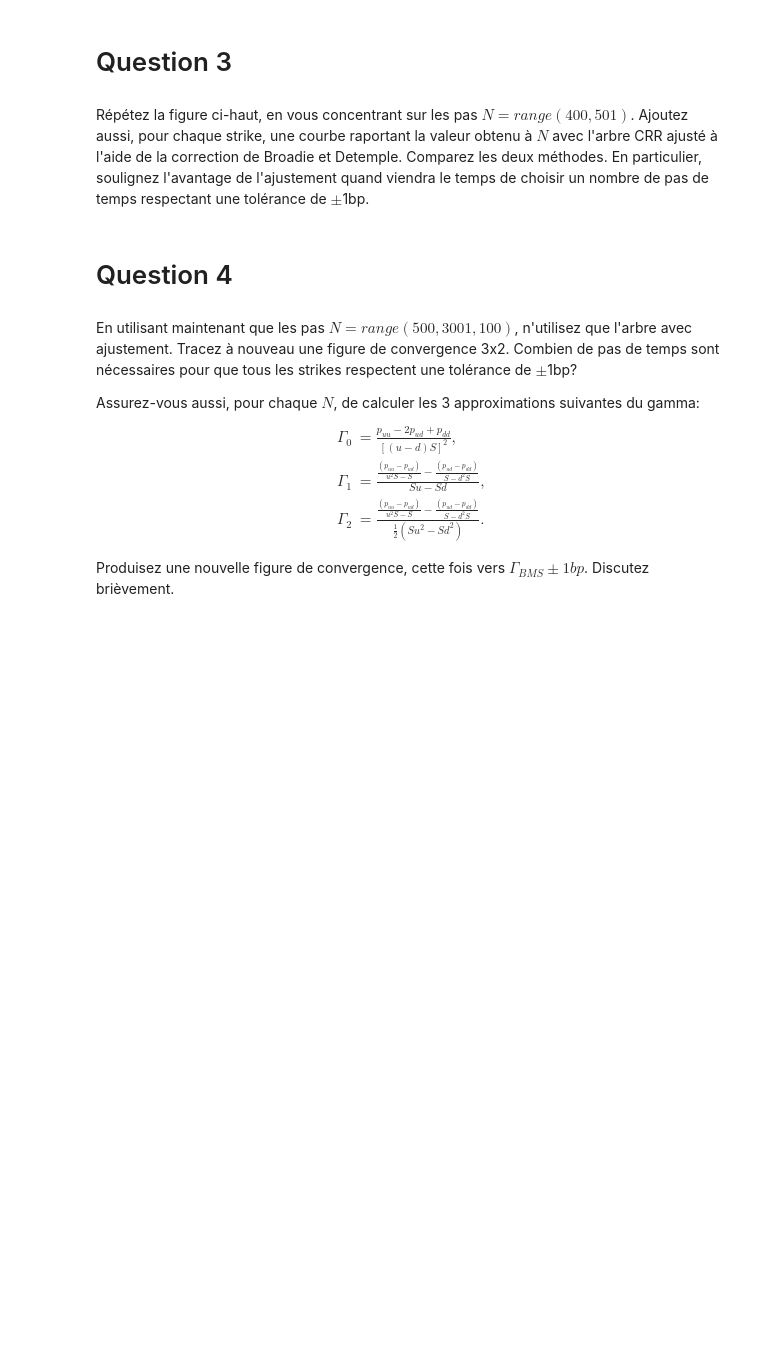
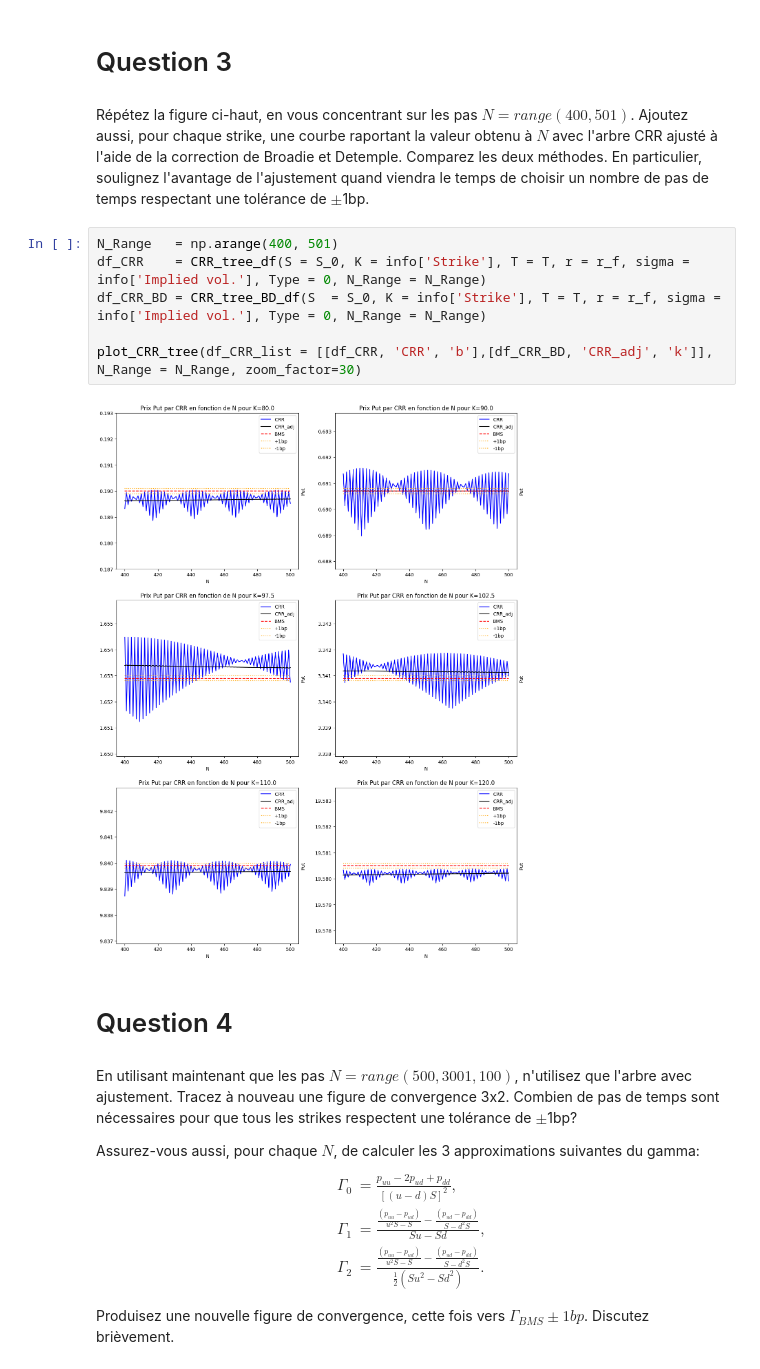
Before and after one commit to Thomas4390/produits_derives, a Jupyter notebook: assignment1_202301.ipynb, the cells around one changed output. Drawn from its saved outputs; the diff is of its cells as text; blank space fills up the shorter version.

```diff
--- a/assignment1_202301.ipynb
+++ b/assignment1_202301.ipynb
@@ -61,6 +82,14 @@ Discutez brièvement de la qualité de la convergence.
 # %% [markdown]
 Répétez la figure ci-haut, en vous concentrant sur les pas $N = range(400, 501)$.
 Ajoutez aussi, pour chaque strike, une courbe raportant la valeur obtenu à $N$ avec l'arbre CRR ajusté à l'aide de la correction de Broadie et Detemple. Comparez les deux méthodes. En particulier, soulignez l'avantage de l'ajustement quand viendra le temps de choisir un nombre de pas de temps respectant une tolérance de $\pm$1bp.
+# %%
+N_Range   = np.arange(400, 501)
+df_CRR    = CRR_tree_df(S = S_0, K = info['Strike'], T = T, r = r_f, sigma = info['Implied vol.'], Type = 0, N_Range = N_Range)
+df_CRR_BD = CRR_tree_BD_df(S  = S_0, K = info['Strike'], T = T, r = r_f, sigma = info['Implied vol.'], Type = 0, N_Range = N_Range)
+
+plot_CRR_tree(df_CRR_list = [[df_CRR, 'CRR', 'b'],[df_CRR_BD, 'CRR_adj', 'k']], N_Range = N_Range, zoom_factor=30)
+# %% [output]
+[figure, added]
 # %% [markdown]
 # Question 4
 # %% [markdown]
```
Also changed, not shown: parts of 8 cells of this notebook, 1 other file.
